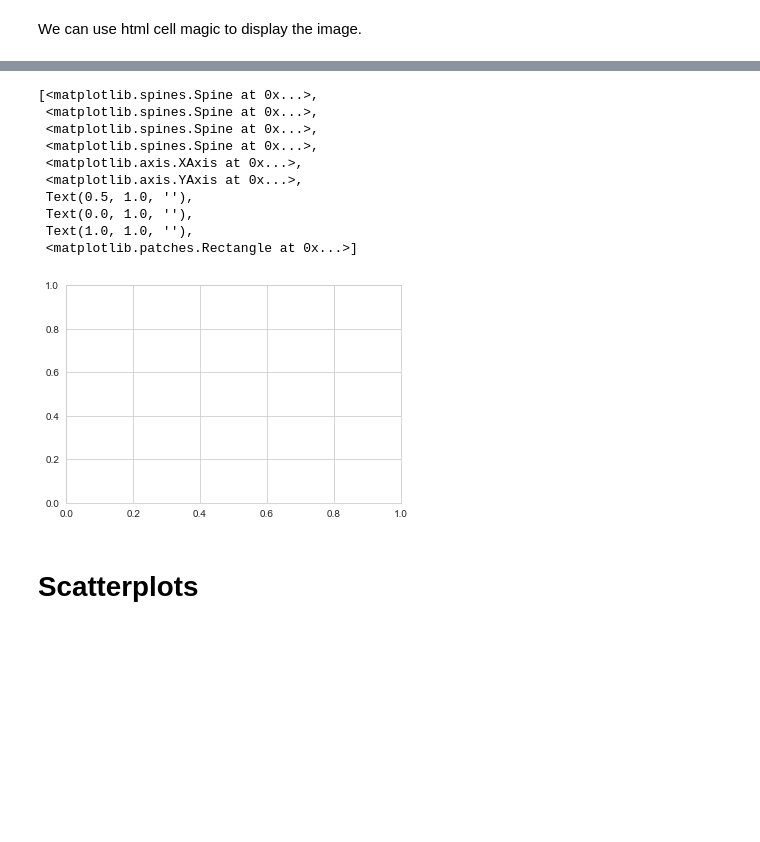
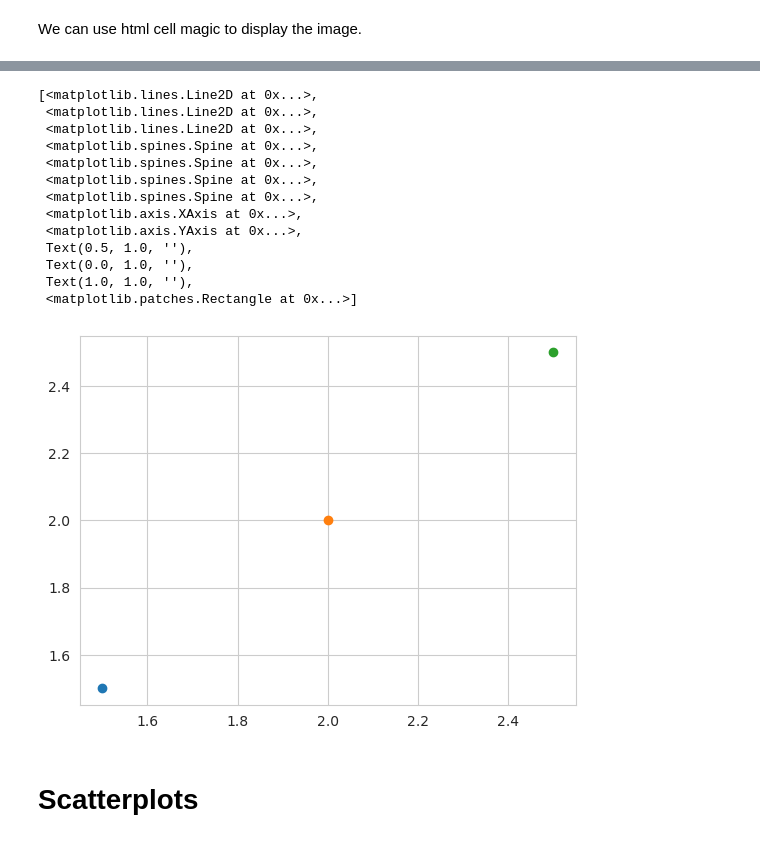
Before and after one commit to LuisAngelMendozaVelasco/Applied_Data_Science_with_Python_Specialization, a Jupyter notebook: Applied_Plotting-Charting_and_Data_Representation_in_Python/Week2/Labs/Week2.ipynb, the cells around one changed output, grey strips where cells are left out. Cells and saved outputs as stored; diff of their text form; code cells hidden in the pictures; blank space fills up the shorter version.

```diff
--- a/Applied_Plotting-Charting_and_Data_Representation_in_Python/Week2/Labs/Week2.ipynb
+++ b/Applied_Plotting-Charting_and_Data_Representation_in_Python/Week2/Labs/Week2.ipynb
@@ -107,20 +99,31 @@ plt.plot(2.5, 2.5, 'o');
-# %%
-# get current axes
-ax = plt.gca()
-# get all the child objects the axes contains
-ax.get_children()
-# %% [output]
-[<matplotlib.spines.Spine at 0x...>,
- <matplotlib.spines.Spine at 0x...>,
- <matplotlib.spines.Spine at 0x...>,
- <matplotlib.spines.Spine at 0x...>,
- <matplotlib.axis.XAxis at 0x...>,
- <matplotlib.axis.YAxis at 0x...>,
- Text(0.5, 1.0, ''),
- Text(0.0, 1.0, ''),
- Text(1.0, 1.0, ''),
- <matplotlib.patches.Rectangle at 0x...>]
-[figure, removed]
+# %%
+# create a new figure
+plt.figure()
+# plot the point (1.5, 1.5) using the circle marker
+plt.plot(1.5, 1.5, 'o')
+# plot the point (2, 2) using the circle marker
+plt.plot(2, 2, 'o')
+# plot the point (2.5, 2.5) using the circle marker
+plt.plot(2.5, 2.5, 'o')
+# get current axes
+ax = plt.gca()
+# get all the child objects the axes contains
+ax.get_children()
+# %% [output]
+[<matplotlib.lines.Line2D at 0x...>,
+ <matplotlib.lines.Line2D at 0x...>,
+ <matplotlib.lines.Line2D at 0x...>,
+ <matplotlib.spines.Spine at 0x...>,
+ <matplotlib.spines.Spine at 0x...>,
+ <matplotlib.spines.Spine at 0x...>,
+ <matplotlib.spines.Spine at 0x...>,
+ <matplotlib.axis.XAxis at 0x...>,
+ <matplotlib.axis.YAxis at 0x...>,
+ Text(0.5, 1.0, ''),
+ Text(0.0, 1.0, ''),
+ Text(1.0, 1.0, ''),
+ <matplotlib.patches.Rectangle at 0x...>]
+[figure, added]
 # %% [markdown]
 # Scatterplots
 # %%
```
Also changed, not shown: parts of 25 cells of this notebook, 14 other files.
